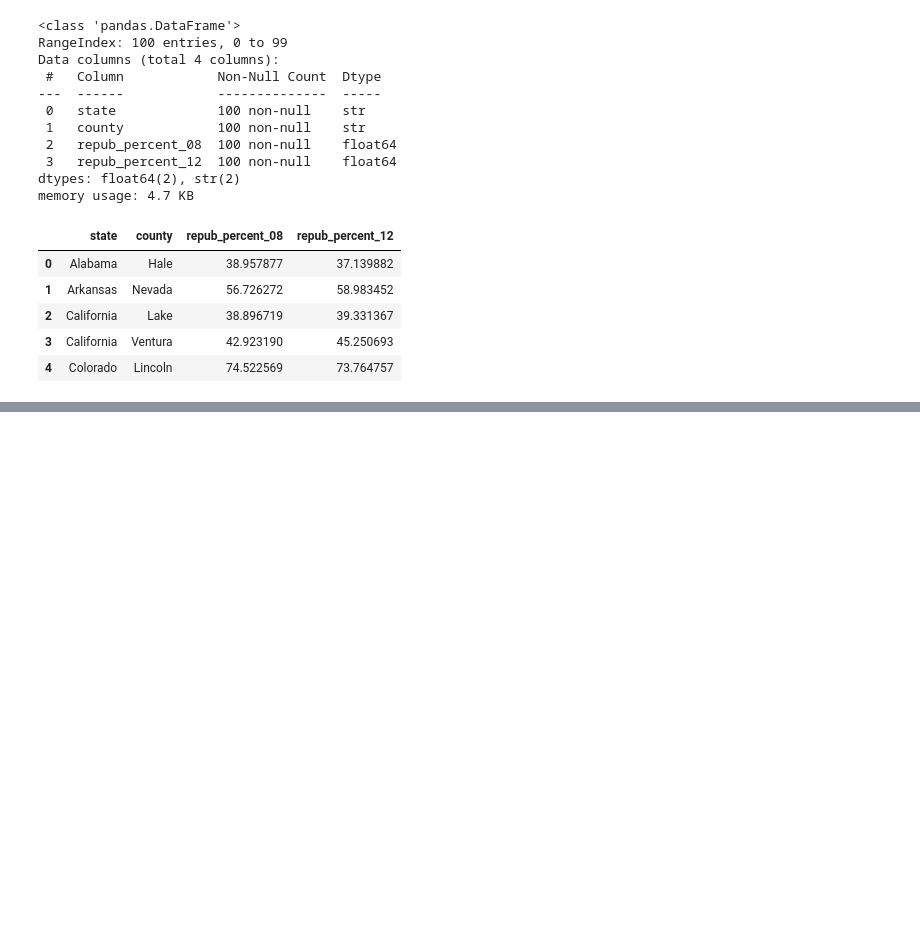
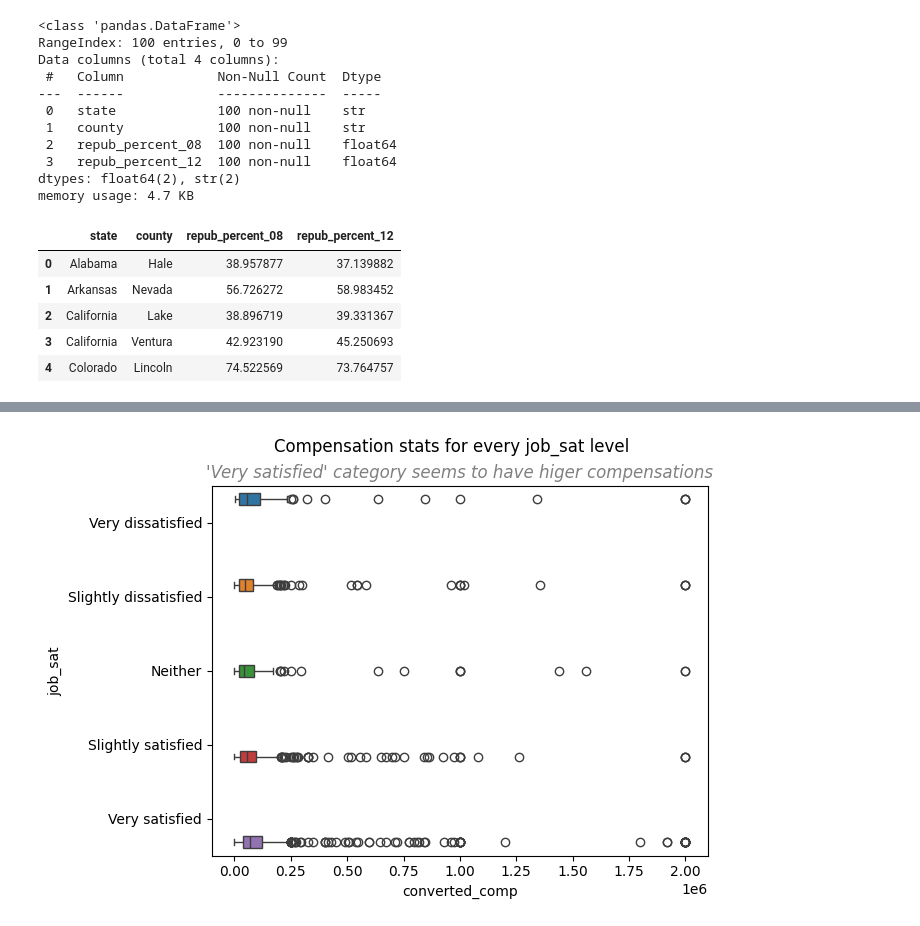
Before and after one commit to abhijeet-bhambere/python-ml-trail, a Jupyter notebook: hypothesis_testing.ipynb, the cells around one changed output, grey strips where cells are left out. Cells and saved outputs as stored; diff of their text form; code cells hidden in the pictures; blank space fills up the shorter version.

```diff
--- a/hypothesis_testing.ipynb
+++ b/hypothesis_testing.ipynb
@@ -471,0 +569,7 @@ main_df.head()
+# %%
+sns.boxplot(data=stackoverflowdf,x='converted_comp', y= 'job_sat', hue='job_sat')
+plt.suptitle("Compensation stats for every job_sat level")
+plt.title("'Very satisfied' category seems to have higer compensations", fontdict={'color':'grey', 'style':'italic'})
+plt.show()
+# %% [output]
+[figure, added]
```
Also changed, not shown: parts of 35 cells of this notebook.
